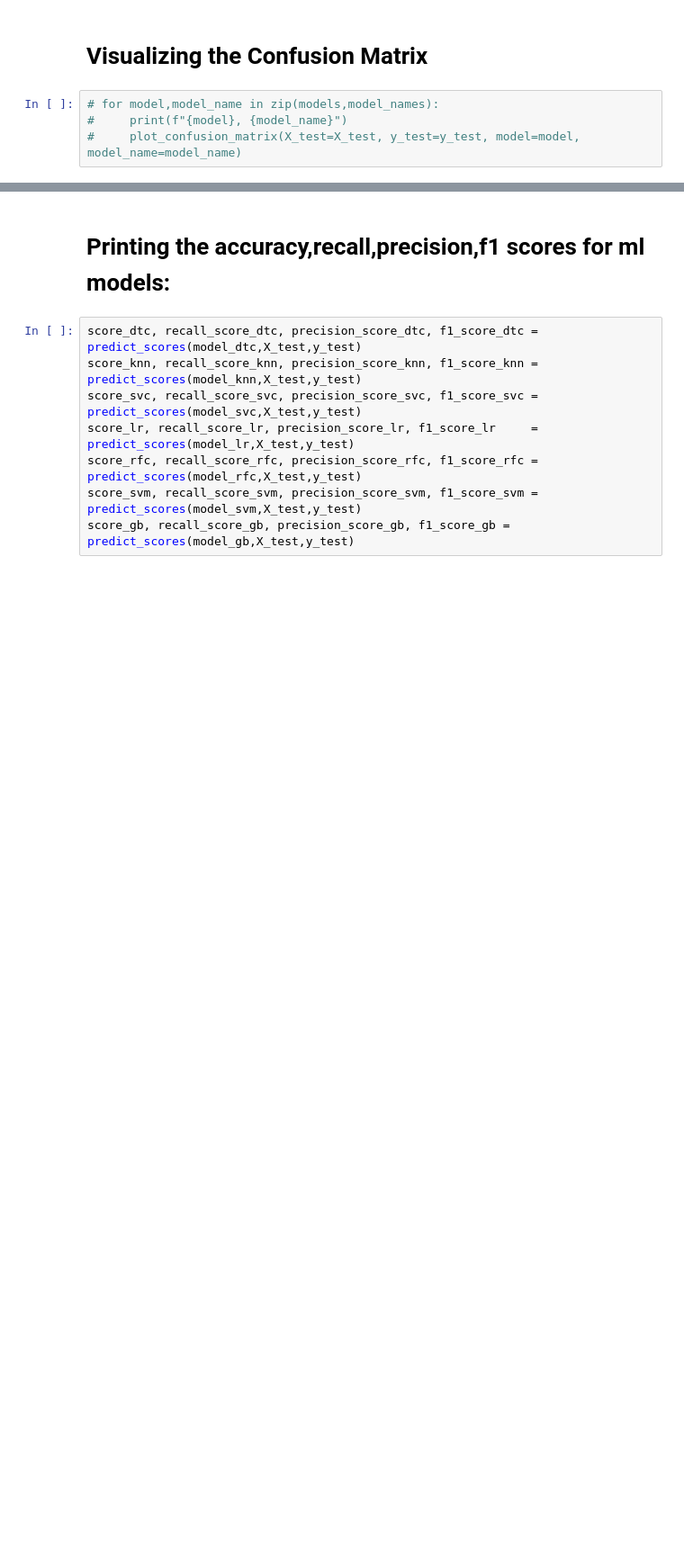
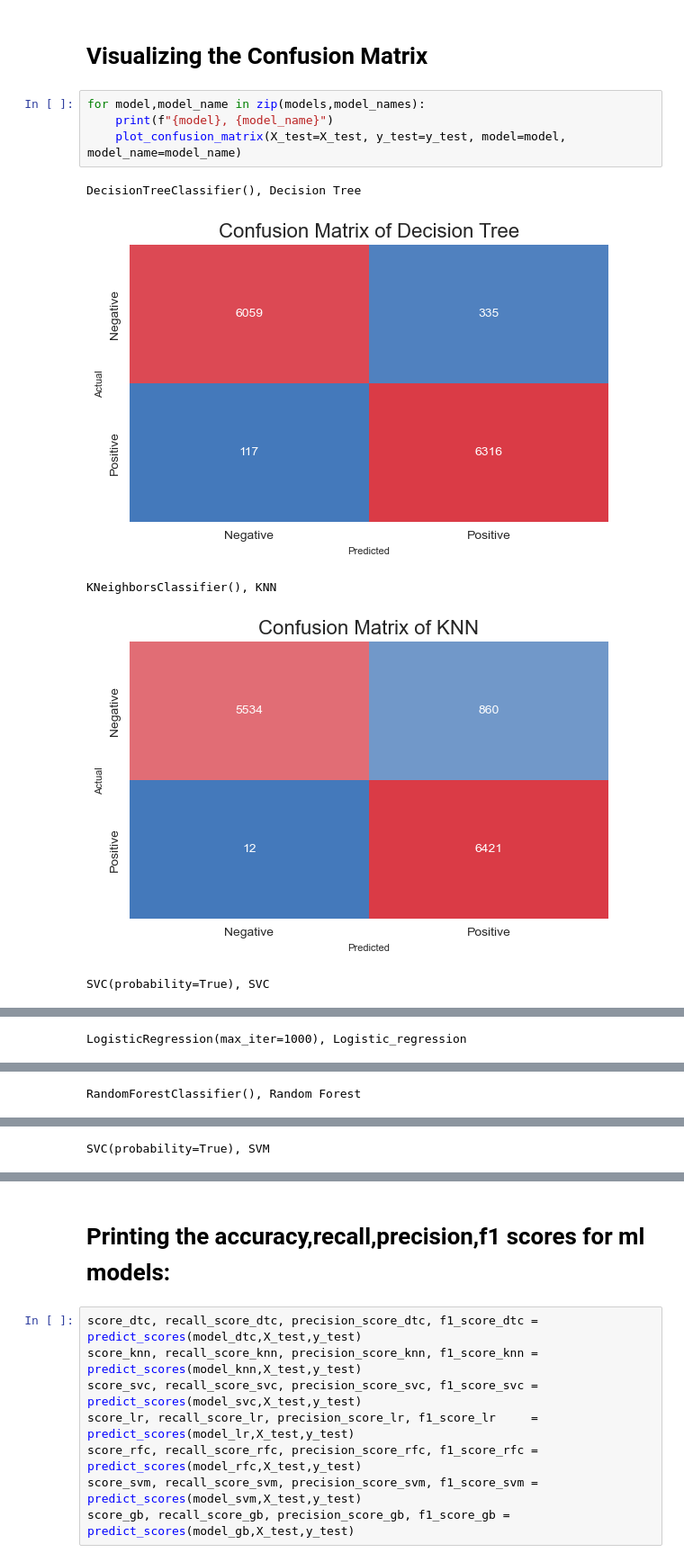
Before and after one commit to batuhanozzer/bankMarketing, a Jupyter notebook: bankMarketingUpdated.ipynb, the cells around one changed output, grey strips where cells are left out. Shown at 90% size. Drawn from its saved outputs; the diff is of its cells as text; blank space fills up the shorter version.

```diff
--- a/bankMarketingUpdated.ipynb
+++ b/bankMarketingUpdated.ipynb
@@ -701,6 +700,12 @@ XGBClassifier(base_score=None, booster=None, callbacks=None,
 # %% [markdown]
 # Visualizing the Confusion Matrix
 # %%
-# for model,model_name in zip(models,model_names):
-#     print(f"{model}, {model_name}")
-#     plot_confusion_matrix(X_test=X_test, y_test=y_test, model=model, model_name=model_name)
+for model,model_name in zip(models,model_names):
+    print(f"{model}, {model_name}")
+    plot_confusion_matrix(X_test=X_test, y_test=y_test, model=model, model_name=model_name)
+# %% [output]
+DecisionTreeClassifier(), Decision Tree
+[figure, added]
+KNeighborsClassifier(), KNN
+[figure, added]
+SVC(probability=True), SVC
@@ -706,0 +713 @@ XGBClassifier(base_score=None, booster=None, callbacks=None,
+LogisticRegression(max_iter=1000), Logistic_regression
@@ -706,0 +715 @@ XGBClassifier(base_score=None, booster=None, callbacks=None,
+RandomForestClassifier(), Random Forest
@@ -706,0 +717 @@ XGBClassifier(base_score=None, booster=None, callbacks=None,
+SVC(probability=True), SVM
```
Also changed, not shown: parts of 33 cells of this notebook.
